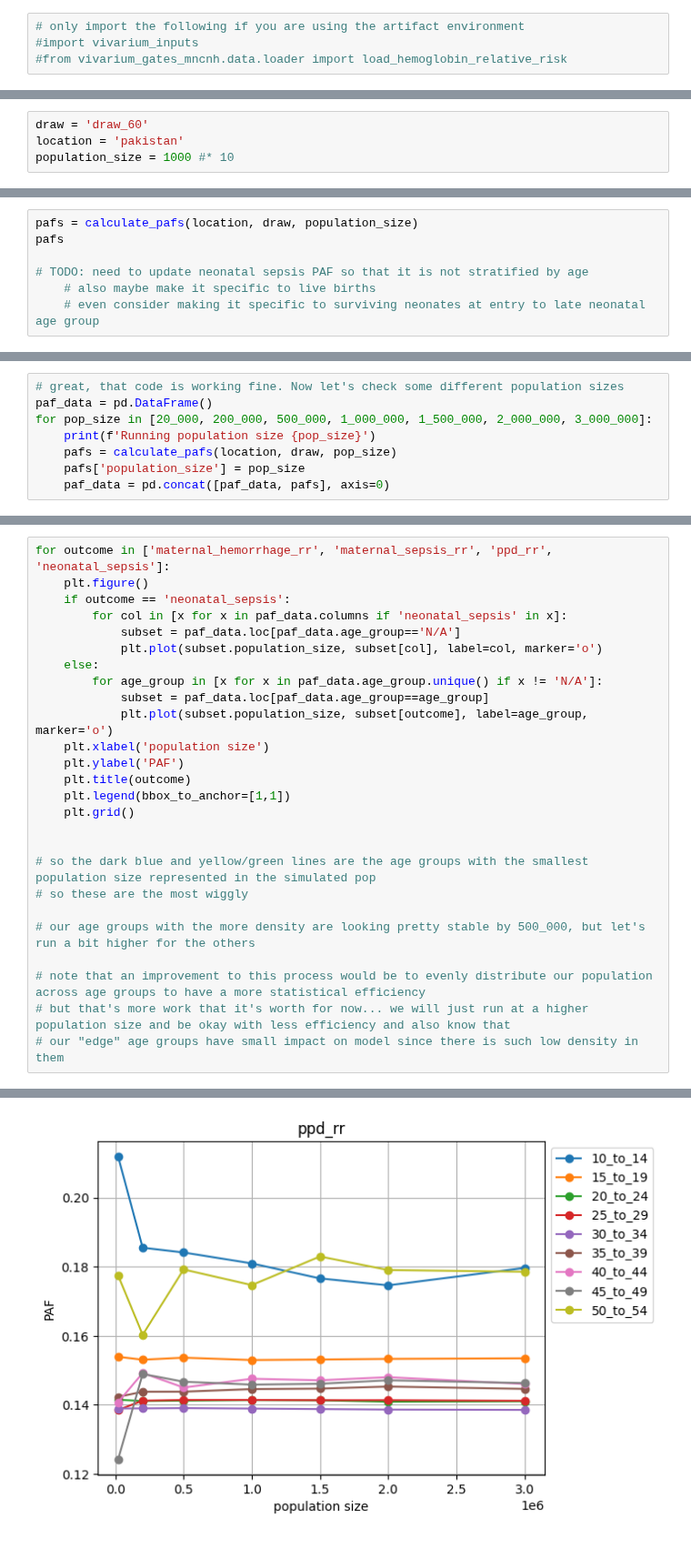
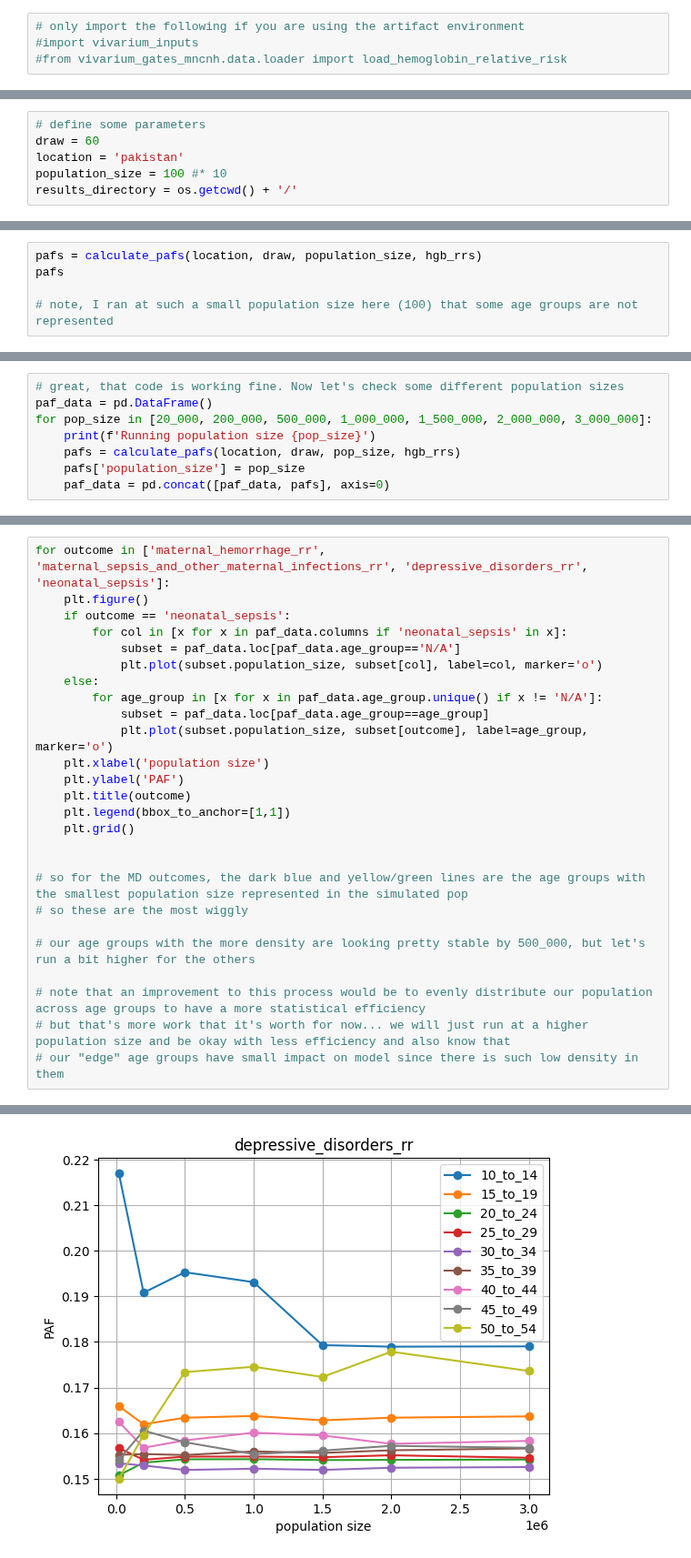
Before and after one commit to ihmeuw/vivarium_gates_mncnh, a Jupyter notebook: src/vivarium_gates_mncnh/data/hgb_pafs_maternal_disorders/function_tester.ipynb, the cells around one changed output, grey strips where cells are left out. Shown at 91% size. Cells and saved outputs as stored; diff of their text form.

Commit message:
pop size tests

```diff
--- a/src/vivarium_gates_mncnh/data/hgb_pafs_maternal_disorders/function_tester.ipynb
+++ b/src/vivarium_gates_mncnh/data/hgb_pafs_maternal_disorders/function_tester.ipynb
@@ -35 +11,7 @@ art.load('risk_factor.hemoglobin.relative_risk')
+# %%
+# define some parameters
+draw = 60
+location = 'pakistan'
+population_size = 100 #* 10
+results_directory = os.getcwd() + '/'
 # %%
@@ -56,4 +28,0 @@ warnings.filterwarnings('ignore')
-# %%
-draw = 'draw_60'
-location = 'pakistan'
-population_size = 1000 #* 10
@@ -127,8 +91,6 @@ draw
 # %%
-pafs = calculate_pafs(location, draw, population_size)
+pafs = calculate_pafs(location, draw, population_size, hgb_rrs)
 pafs
 
-# TODO: need to update neonatal sepsis PAF so that it is not stratified by age
-    # also maybe make it specific to live births
-    # even consider making it specific to surviving neonates at entry to late neonatal age group
+# note, I ran at such a small population size here (100) that some age groups are not represented
 # %% [output]
@@ -155,7 +117,7 @@ pafs
 paf_data = pd.DataFrame()
 for pop_size in [20_000, 200_000, 500_000, 1_000_000, 1_500_000, 2_000_000, 3_000_000]:
     print(f'Running population size {pop_size}')
-    pafs = calculate_pafs(location, draw, pop_size)
+    pafs = calculate_pafs(location, draw, pop_size, hgb_rrs)
     pafs['population_size'] = pop_size
     paf_data = pd.concat([paf_data, pafs], axis=0)
 # %% [output]
@@ -178,6 +140,6 @@ Running population size 200000
 ['sex']
 # %%
-for outcome in ['maternal_hemorrhage_rr', 'maternal_sepsis_rr', 'ppd_rr', 'neonatal_sepsis']:
+for outcome in ['maternal_hemorrhage_rr', 'maternal_sepsis_and_other_maternal_infections_rr', 'depressive_disorders_rr', 'neonatal_sepsis']:
     plt.figure()
     if outcome == 'neonatal_sepsis':
         for col in [x for x in paf_data.columns if 'neonatal_sepsis' in x]:
@@ -194,7 +156,7 @@ for outcome in ['maternal_hemorrhage_rr', 'maternal_sepsis_rr', 'ppd_rr', 'neona
     plt.grid()
 
 
-# so the dark blue and yellow/green lines are the age groups with the smallest population size represented in the simulated pop
+# so for the MD outcomes, the dark blue and yellow/green lines are the age groups with the smallest population size represented in the simulated pop
 # so these are the most wiggly
 
 # our age groups with the more density are looking pretty stable by 500_000, but let's run a bit higher for the others
@@ -208 +170 @@ for outcome in ['maternal_hemorrhage_rr', 'maternal_sepsis_rr', 'ppd_rr', 'neona
-[figure, old version]
+[figure, new version]
```
Also changed, not shown: parts of 16 cells of this notebook, 1 other file.
